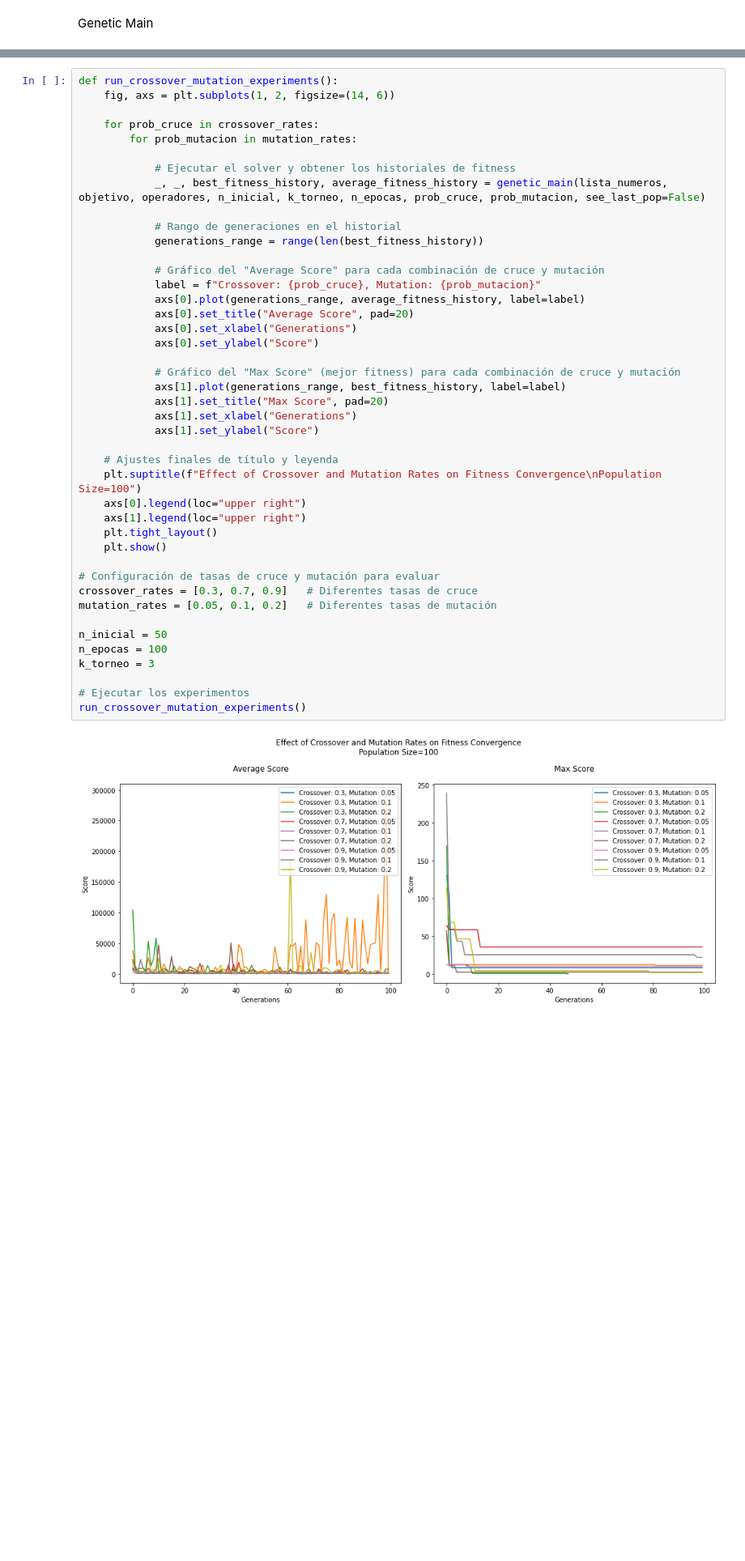
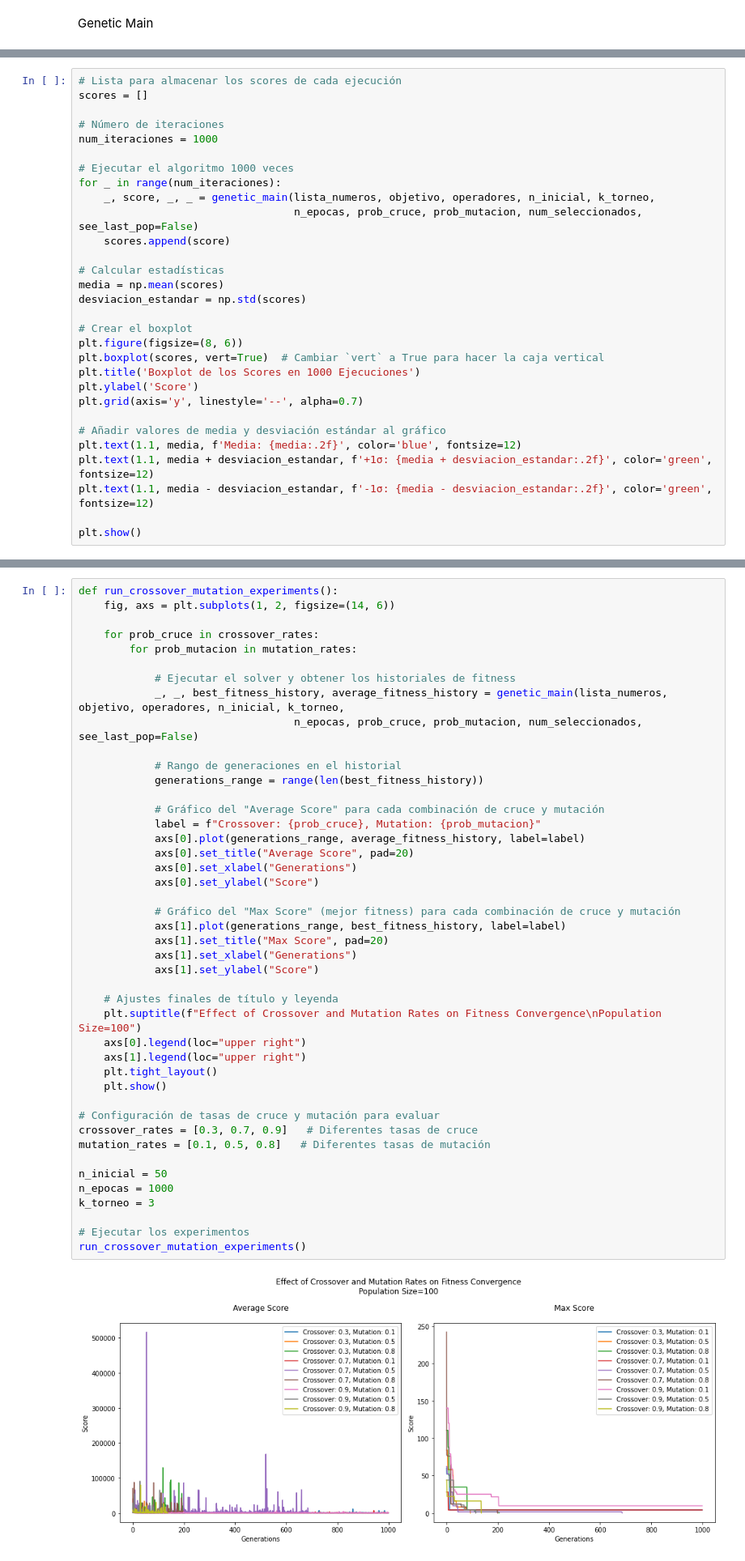
Before and after one commit to RubenGonV/SimP1, a Jupyter notebook: P2/genetic_main.ipynb, the cells around one changed output, grey strips where cells are left out. Shown at 81% size. Drawn from its saved outputs; the diff is of its cells as text; blank space fills up the shorter version.

Commit message:
Update metodo seleccion y reemplazo Grafico comparando distintos n_seleccionados Boxplpot con resultados de 1000 experimentos Subida la probabilidad de cruce

```diff
--- a/P2/genetic_main.ipynb
+++ b/P2/genetic_main.ipynb
@@ -314,0 +323,30 @@ ANALISIS DE RESULTADOS
+# %%
+# Lista para almacenar los scores de cada ejecución
+scores = []
+
+# Número de iteraciones
+num_iteraciones = 1000
+
+# Ejecutar el algoritmo 1000 veces
+for _ in range(num_iteraciones):
+    _, score, _, _ = genetic_main(lista_numeros, objetivo, operadores, n_inicial, k_torneo,
+                                  n_epocas, prob_cruce, prob_mutacion, num_seleccionados, see_last_pop=False)
+    scores.append(score)
+
+# Calcular estadísticas
+media = np.mean(scores)
+desviacion_estandar = np.std(scores)
+
+# Crear el boxplot
+plt.figure(figsize=(8, 6))
+plt.boxplot(scores, vert=True)  # Cambiar `vert` a True para hacer la caja vertical
+plt.title('Boxplot de los Scores en 1000 Ejecuciones')
+plt.ylabel('Score')
+plt.grid(axis='y', linestyle='--', alpha=0.7)
+
+# Añadir valores de media y desviación estándar al gráfico
+plt.text(1.1, media, f'Media: {media:.2f}', color='blue', fontsize=12)
+plt.text(1.1, media + desviacion_estandar, f'+1σ: {media + desviacion_estandar:.2f}', color='green', fontsize=12)
+plt.text(1.1, media - desviacion_estandar, f'-1σ: {media - desviacion_estandar:.2f}', color='green', fontsize=12)
+
+plt.show()
@@ -358,43 +401,44 @@ def run_crossover_mutation_experiments():
         for prob_mutacion in mutation_rates:
 
             # Ejecutar el solver y obtener los historiales de fitness
-            _, _, best_fitness_history, average_fitness_history = genetic_main(lista_numeros, objetivo, operadores, n_inicial, k_torneo, n_epocas, prob_cruce, prob_mutacion, see_last_pop=False)
+            _, _, best_fitness_history, average_fitness_history = genetic_main(lista_numeros, objetivo, operadores, n_inicial, k_torneo,
+                                  n_epocas, prob_cruce, prob_mutacion, num_seleccionados, see_last_pop=False)
 
             # Rango de generaciones en el historial
             generations_range = range(len(best_fitness_history))
 
             # Gráfico del "Average Score" para cada combinación de cruce y mutación
             label = f"Crossover: {prob_cruce}, Mutation: {prob_mutacion}"
             axs[0].plot(generations_range, average_fitness_history, label=label)
             axs[0].set_title("Average Score", pad=20)
             axs[0].set_xlabel("Generations")
             axs[0].set_ylabel("Score")
 
             # Gráfico del "Max Score" (mejor fitness) para cada combinación de cruce y mutación
             axs[1].plot(generations_range, best_fitness_history, label=label)
             axs[1].set_title("Max Score", pad=20)
             axs[1].set_xlabel("Generations")
             axs[1].set_ylabel("Score")
 
     # Ajustes finales de título y leyenda
     plt.suptitle(f"Effect of Crossover and Mutation Rates on Fitness Convergence\nPopulation Size=100")
     axs[0].legend(loc="upper right")
     axs[1].legend(loc="upper right")
     plt.tight_layout()
     plt.show()
 
 # Configuración de tasas de cruce y mutación para evaluar
 crossover_rates = [0.3, 0.7, 0.9]   # Diferentes tasas de cruce
-mutation_rates = [0.05, 0.1, 0.2]   # Diferentes tasas de mutación
+mutation_rates = [0.1, 0.5, 0.8]   # Diferentes tasas de mutación
 
 n_inicial = 50
-n_epocas = 100
+n_epocas = 1000
 k_torneo = 3
 
 # Ejecutar los experimentos
 run_crossover_mutation_experiments()
 # %% [output]
-[figure, old version]
+[figure, new version]
 # %%
 def run_tournament_experiments():
     fig, axs = plt.subplots(1, 2, figsize=(14, 6))
```
Also changed, not shown: parts of 11 cells of this notebook.
